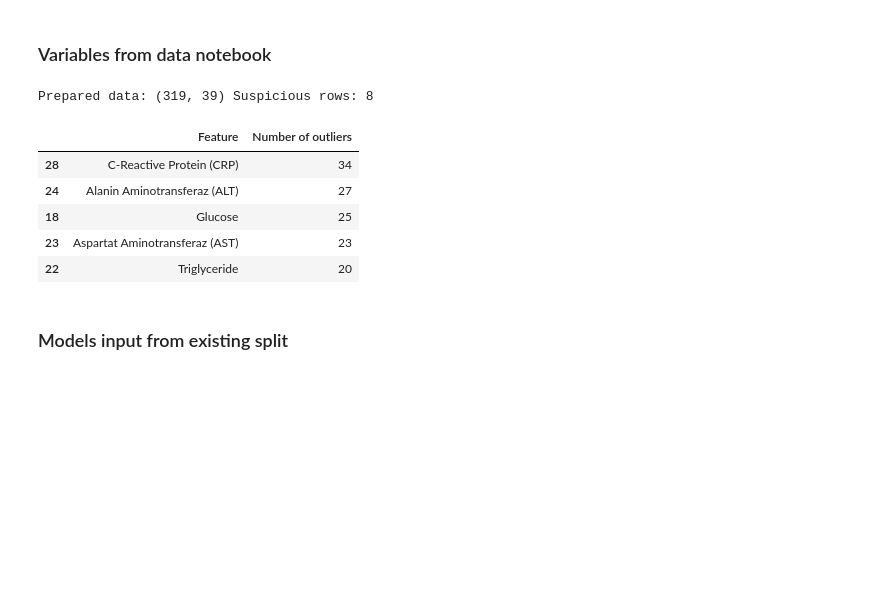
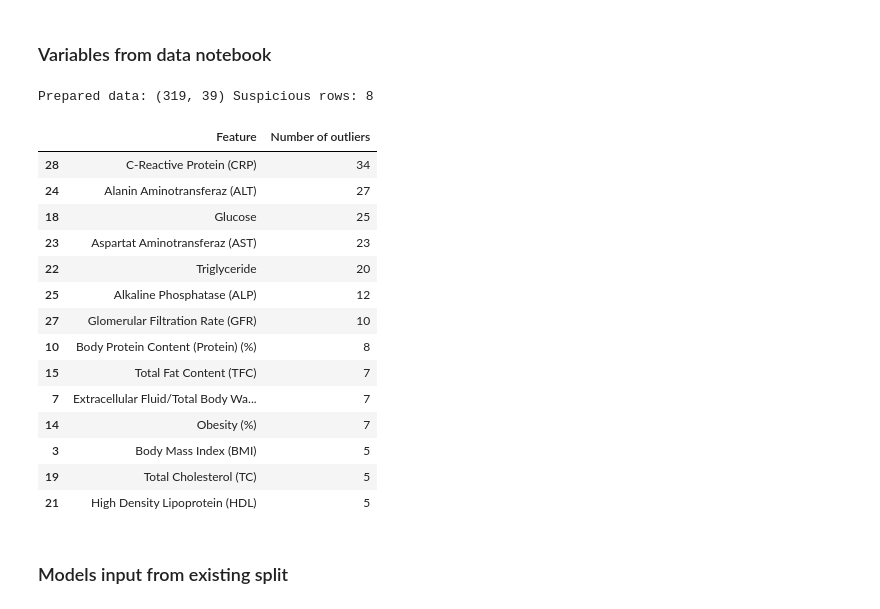
Before and after one commit to aaamainorg/dat540-group1, a Jupyter notebook: Model_decision_tree_dev.ipynb, the cells around one changed output. Saved outputs shown, nothing was run; the diff lists cells and outputs as text; code cells hidden in the pictures; blank space fills up the shorter version.

```diff
--- a/Model_decision_tree_dev.ipynb
+++ b/Model_decision_tree_dev.ipynb
@@ -76,32 +77,50 @@ with capture_output(): # skjuler datanotebookens store tabeller og ekstra utskri
 # %% [markdown]
 ### Variables from data notebook
 # %%
+# Henter de forberedte dataene fra datanotebooken
 galle_set = source_data["galle_set"] # renset datasett
 continous_features = source_data["continous_features"] #  numeriske variabler som undersøkes og skaleres
 outlier_results = source_data["outlier_results"] # listen med resultater fra IQR-analysen
 outlier_summary = source_data["outlier_summary"] # tabellen som oppsummerer uteliggere per variabel
 suspicious_rows = source_data["suspicious_rows"] # mistenkelige rader fra undersøkelsen før erstatning
 X = source_data["X"] # alle forklaringsvariablene, uten "Gallstone Status"
 y = source_data["y"] # målvariabelen "Gallstone Status"
 X_train = source_data["X_train"] # alle forklaringsvariablene for de 80 prosentene som brukes til trening
 X_test = source_data["X_test"] # alle forklaringsvariablene for de 20 prosentene som brukes til test
 y_train = source_data["y_train"] # fasit for treningspasientene
 y_test = source_data["y_test"] # fasit for testpasientene
 scaler = source_data["scaler"] # standardScaler tilpasset kontinuerlige variabler i hele treningssettet
 correlation = source_data["correlation"] # korrelasjonen mellom  numeriske forklaringsvariabel og målvariabel
 top_features = source_data["top_features"] # de ti variablene med høyest absolutt korrelasjon med målvariabelen
 selected_features = list(source_data["selected_features"]) # en lokal kopi av de sju variablene valgt til modellering
 feature_correlation = source_data["feature_correlation"] # korrelasjonsmatrisen mellom de ti variablene i top_features
-print("Prepared data:", galle_set.shape, "Suspicious rows:", len(suspicious_rows)) # viser omfanget av datagrunnlaget
-outlier_summary[["Feature", "Number of outliers"]].head(5) # viser en kort oppsummering av IQR-analysen
+
+# Viser informasjon om det forberedde datasettet
+print("Prepared data:",
+      galle_set.shape,
+      "Suspicious rows:",
+      len(suspicious_rows)
+      )
+
+# Viser de 14 første variablene med flest uteliggere, og antall uteliggere for hver
+outlier_summary[["Feature", "Number of outliers"]].head(14)
 # %% [output]
 Prepared data: (319, 39) Suspicious rows: 8
 |  | Feature | Number of outliers |
 | 28 | C-Reactive Protein (CRP) | 34 |
 | 24 | Alanin Aminotransferaz (ALT) | 27 |
 | 18 | Glucose | 25 |
 | 23 | Aspartat Aminotransferaz (AST) | 23 |
 | 22 | Triglyceride | 20 |
+| 25 | Alkaline Phosphatase (ALP) | 12 |
+| 27 | Glomerular Filtration Rate (GFR) | 10 |
+| 10 | Body Protein Content (Protein) (%) | 8 |
+| 15 | Total Fat Content (TFC) | 7 |
+| 7 | Extracellular Fluid/Total Body Wa... | 7 |
+| 14 | Obesity (%) | 7 |
+| 3 | Body Mass Index (BMI) | 5 |
+| 19 | Total Cholesterol (TC) | 5 |
+| 21 | High Density Lipoprotein (HDL) | 5 |
 # %% [markdown]
 ### Models input from existing split
 # %%
```
Also changed, not shown: parts of 11 cells of this notebook.
